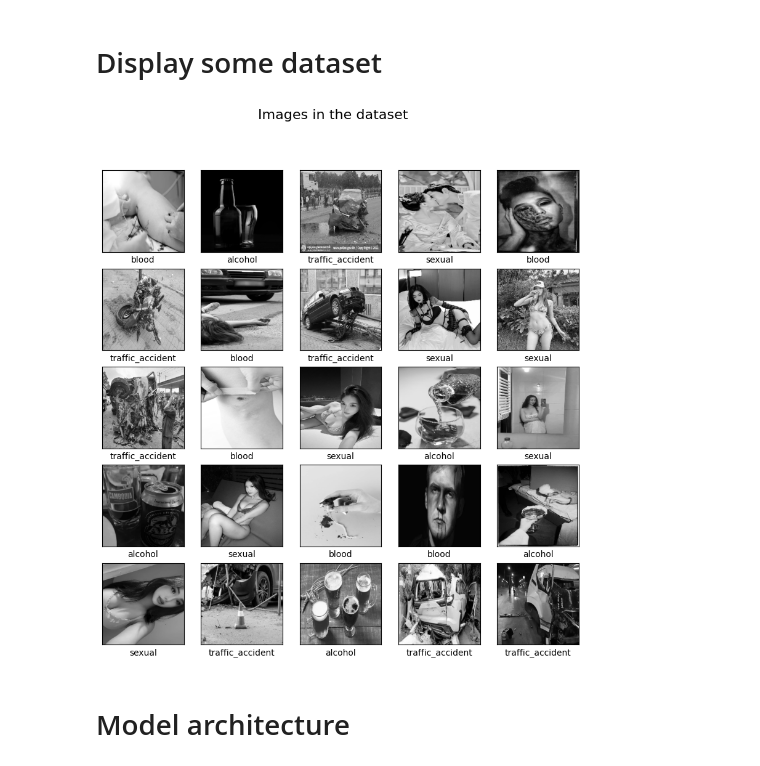
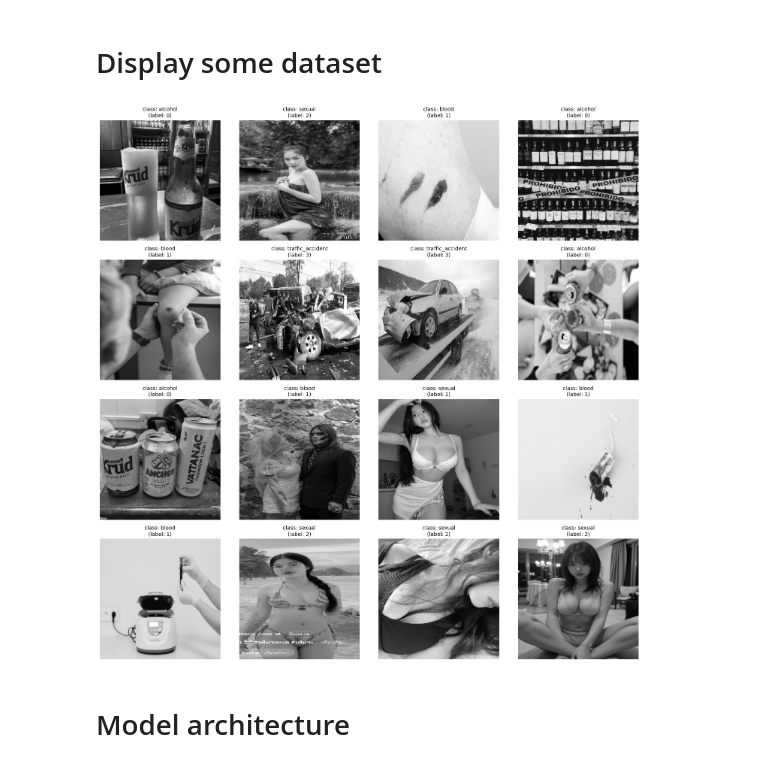
Before and after one commit to socheadev/mite_research_project, a Jupyter notebook: main.ipynb, the cells around one changed output. Cells and saved outputs as stored; diff of their text form; code cells hidden in the pictures.

Commit message:
update model train

```diff
--- a/main.ipynb
+++ b/main.ipynb
@@ -26,11 +25,11 @@ warnings.filterwarnings('ignore')
 # %% [markdown]
 # PATH
 # %%
-train_path = 'dataset/training/'
-PLOT_SAVE_DIR = 'output/plot/v13/'
-LOG_DIR = 'output/log/v13/'
-MODEL_SAVE_PATH = 'output/model/v13/cnn_model_v13.keras'
-HISTORY_PATH = 'output/model/v13/train_history_v13.npy'
+TRAIN_PATH = 'dataset/training/'
+PLOT_SAVE_DIR = 'output/plot/v15/'
+LOG_DIR = 'output/log/v15/'
+MODEL_SAVE_PATH = 'output/model/v15/cnn_model_v15.keras'
+HISTORY_PATH = 'output/model/v15/train_history_v15.npy'
 
 IMAGE_SIZE = (224, 224)
 INPUT_SHAPE = (224, 224, 1)
@@ -45,8 +44,8 @@ LABEL_MAPPING = {
     'traffic_accident': 3
 }
 
-class_names = ['alcohol', 'blood', 'sexual', 'traffic_accident']
-nb_classes = len(class_names)
+CLASS_NAMES = ['alcohol', 'blood', 'sexual', 'traffic_accident']
+NB_CLASSES = len(CLASS_NAMES)
 # %% [markdown]
 # Function to load data
 # %%
@@ -98,4 +115,4 @@ def load_data(dataset, label_mapping, image_size=IMAGE_SIZE):
 # %% [markdown]
 # Execute images and labels
 # %%
-images, labels = load_data(train_path, LABEL_MAPPING)
+images, labels = load_data(TRAIN_PATH, LABEL_MAPPING)
@@ -248,25 +266,41 @@ display_random_image(class_names, train_images, train_labels)
 # %% [markdown]
 # Display some dataset
 # %%
-def display_dataset(class_names, images, labels):
-    fig = plt.figure(figsize=(10, 10))
-    fig.suptitle("Images in the dataset", fontsize=16)
+def display_dataset(class_names, images, labels, num_images=16):
+    """
+    Displays a grid of images from the dataset along with their class labels.
 
-    decoded_labels = np.argmax(labels, axis=1) if len(labels.shape) > 1 else labels
+    Args:
+        class_names (list): List of class names.
+        images (np.ndarray): Array of images.
+        labels (np.ndarray): Array of corresponding labels.
+        num_images (int): Number of images to display (default: 16).
+    """
+    num_images = min(num_images, len(images))
 
-    for i in range(25):
-        plt.subplot(5, 5, i + 1)
-        plt.xticks([])
-        plt.yticks([])
-        plt.grid(False)
-        plt.imshow(images[i].squeeze(), cmap='gray')
-        plt.xlabel(class_names[decoded_labels[i]])
+    random_indices = np.random.choice(len(images), num_images, replace=False)
+
+    cols = int(np.sqrt(num_images))
+    rows = (num_images + cols - 1) // cols
+
+    plt.figure(figsize=(15, 15 * rows / cols))
+
+    for i, idx in enumerate(random_indices):
+        image = images[idx]
+        label = labels[idx]
+        class_name = class_names[label]
+
+        plt.subplot(rows, cols, i + 1)
+        plt.imshow(image.squeeze(), cmap='gray')
+        plt.title(f"class: {class_name}\n(label: {label})", fontsize=10)
+        plt.axis('off')
+
+    plt.tight_layout()
     plt.show()
 
-
-display_dataset(class_names, train_images, train_labels)
+display_dataset(CLASS_NAMES, train_images, train_labels)
 # %% [output]
-[figure, old version]
+[figure, new version]
 # %% [markdown]
 # Model architecture
 # %%
```
Also changed, not shown: parts of 26 cells of this notebook, 10 other files.
